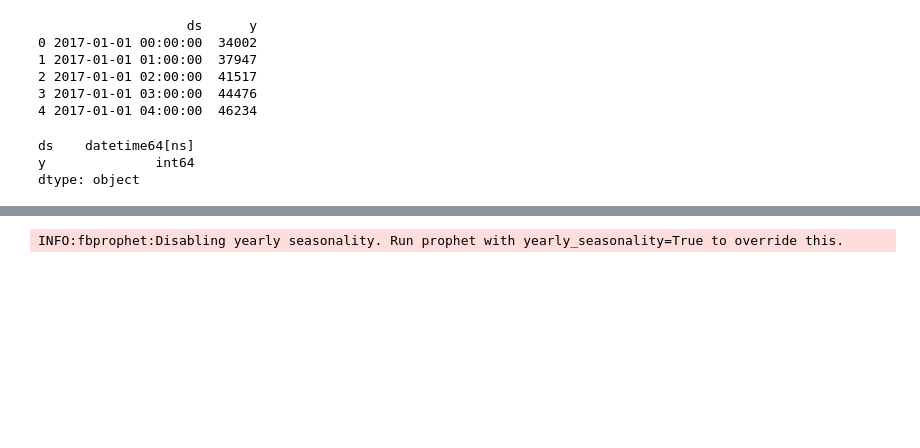
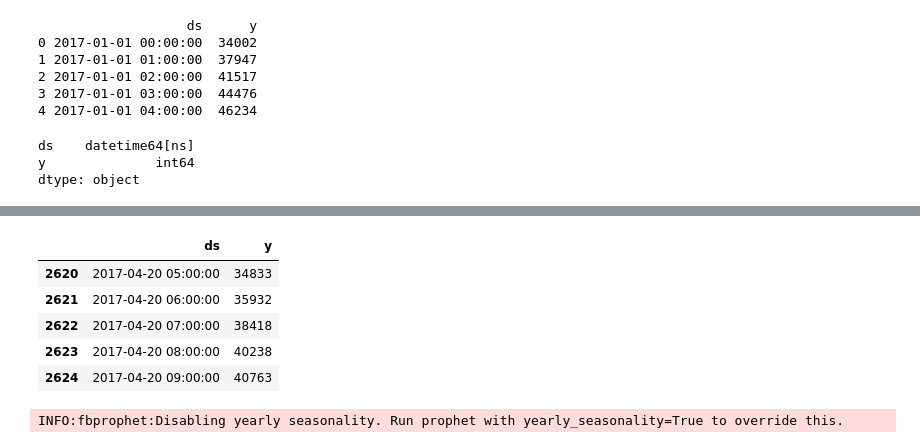
Before and after one commit to Murcha1990/ML_2019_March, a Jupyter notebook: Занятие 11/TS_All.ipynb, the cells around one changed output, grey strips where cells are left out. Saved outputs shown, nothing was run; the diff lists cells and outputs as text; code cells hidden in the pictures; blank space fills up the shorter version.

```diff
--- a/Занятие 11/TS_All.ipynb
+++ b/Занятие 11/TS_All.ipynb
@@ -761,3 +778,12 @@ dtype: object
+# %%
+d_test.tail()
+# %% [output]
+|  | ds | y |
+| 2620 | 2017-04-20 05:00:00 | 34833 |
+| 2621 | 2017-04-20 06:00:00 | 35932 |
+| 2622 | 2017-04-20 07:00:00 | 38418 |
+| 2623 | 2017-04-20 08:00:00 | 40238 |
+| 2624 | 2017-04-20 09:00:00 | 40763 |
 # %%
 m = Prophet() #daily_seasonality, weekly_seasonality
 m.fit(d_train)
```
Also changed, not shown: parts of 37 cells of this notebook.
